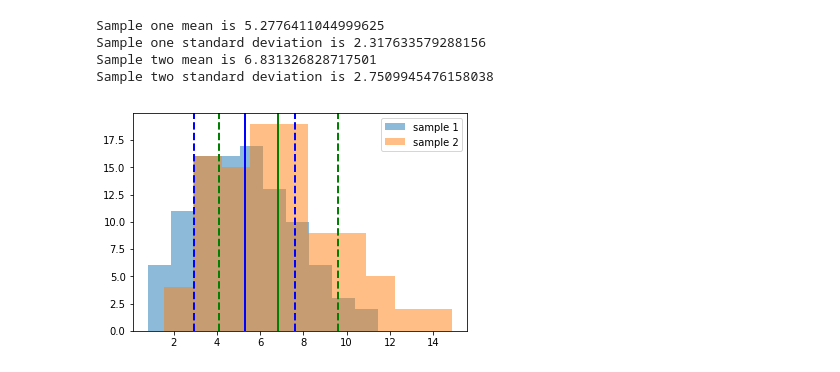
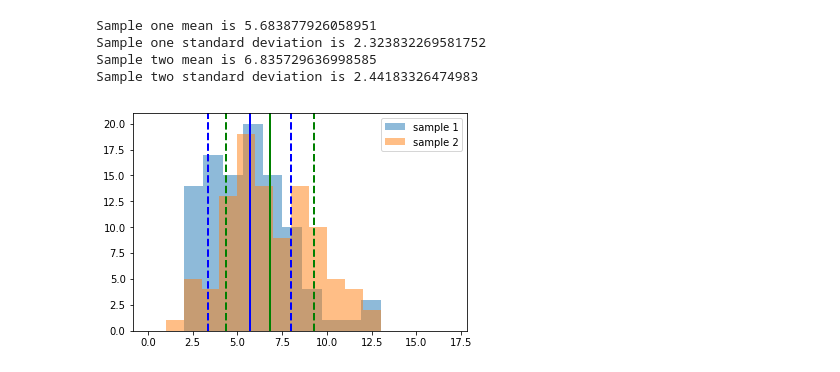
Before and after one commit to innawendell/Describing-Data-, a Jupyter notebook: DRILL_Central_Limit_Theorem.ipynb, the cells around one changed output. Cells and saved outputs as stored; diff of their text form; code cells hidden in the pictures.

```diff
--- a/DRILL_Central_Limit_Theorem.ipynb
+++ b/DRILL_Central_Limit_Theorem.ipynb
@@ -246,29 +254,29 @@ Population two standard deviation is 2.646516654424897
 # %%
 #The sample mean values are somewhat close to the true population mean and std.
 
 sample1 = np.random.choice(pop1, 100, replace=True)
 sample2 = np.random.choice(pop2, 100, replace=True)
 
 print('Sample one mean is {} '.format(sample1.mean()))
 print('Sample one standard deviation is {} '.format(sample1.std()))
 print('Sample two mean is {} '.format(sample2.mean()))
 print('Sample two standard deviation is {} '.format(sample2.std()))
 
 plt.hist(sample1, alpha=.5, label='sample 1')
 plt.axvline(sample1.mean(), color='b',linestyle='solid', linewidth=2)
 plt.axvline(sample1.mean() + sample1.std(), color = 'b', linestyle='dashed', linewidth=2)
 plt.axvline(sample1.mean() - sample1.std(), color='b', linestyle='dashed', linewidth=2)
 
-plt.hist(sample2, alpha=.5, label = 'sample 2')
+plt.hist(sample2, bins = range(0, 18), alpha=.5, label = 'sample 2')
 plt.axvline(sample2.mean(), color='g', linestyle='solid', linewidth=2)
 plt.axvline(sample2.mean() + sample2.std(), color='g', linestyle='dashed', linewidth=2)
 plt.axvline(sample2.mean() - sample2.std(), color='g', linestyle='dashed',linewidth=2)
 plt.legend(loc='upper right')
 
 plt.show()
 # %% [output]
-Sample one mean is 5.2776411044999625
-Sample one standard deviation is 2.317633579288156
-Sample two mean is 6.831326828717501
-Sample two standard deviation is 2.7509945476158038
+Sample one mean is 5.683877926058951
+Sample one standard deviation is 2.323832269581752
+Sample two mean is 6.835729636998585
+Sample two standard deviation is 2.44183326474983
-[figure, old version]
+[figure, new version]
```
Also changed, not shown: parts of 7 cells of this notebook.
